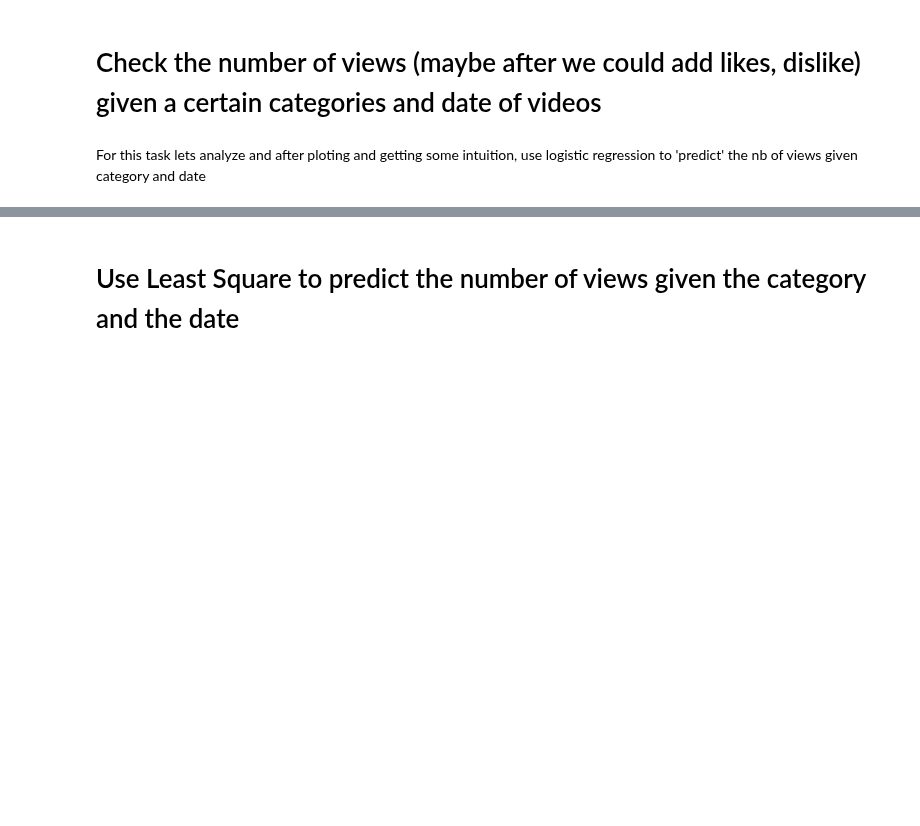
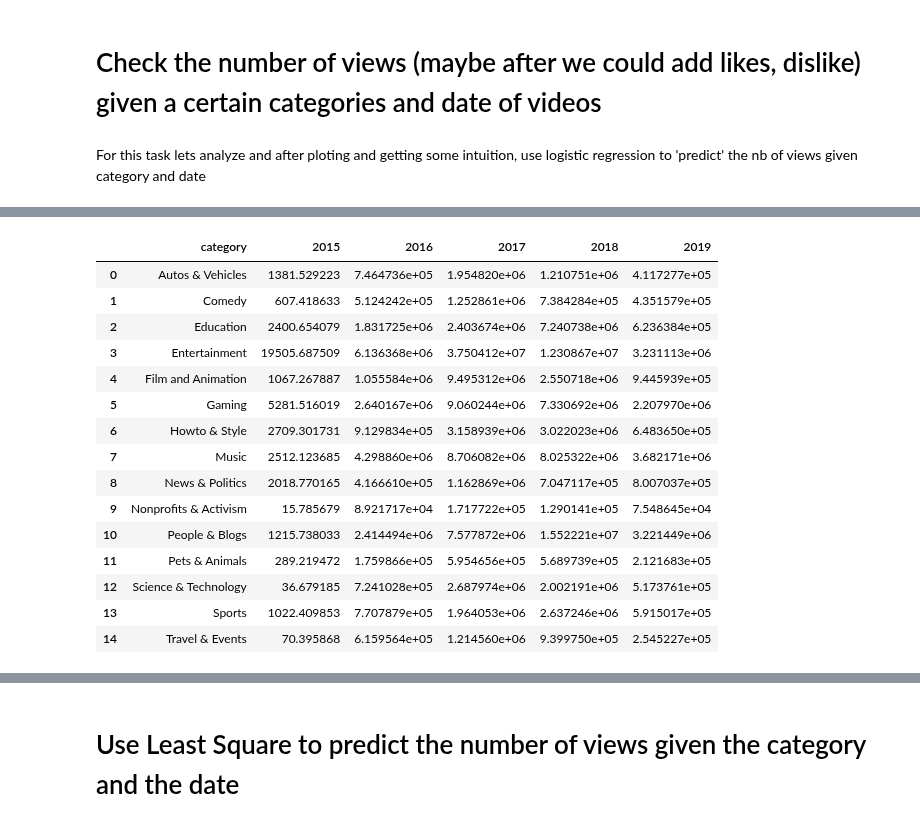
Before and after one commit to epfl-ada/ada-2022-project-adaptation, a Jupyter notebook: impl.ipynb, the cells around one changed output, grey strips where cells are left out. Drawn from its saved outputs; the diff is of its cells as text; code cells hidden in the pictures; blank space fills up the shorter version.

```diff
--- a/impl.ipynb
+++ b/impl.ipynb
@@ -528 +481,22 @@ plt.show()
+# %%
+views_over_subs_per_year = views_over_subs_per_year.views_over_subs.unstack().reset_index()
+views_over_subs_per_year.columns.name = None
+views_over_subs_per_year
+# %% [output]
+|  | category | 2015 | 2016 | 2017 | 2018 | 2019 |
+| 0 | Autos & Vehicles | 1381.529223 | 7.464736e+05 | 1.954820e+06 | 1.210751e+06 | 4.117277e+05 |
+| 1 | Comedy | 607.418633 | 5.124242e+05 | 1.252861e+06 | 7.384284e+05 | 4.351579e+05 |
+| 2 | Education | 2400.654079 | 1.831725e+06 | 2.403674e+06 | 7.240738e+06 | 6.236384e+05 |
+| 3 | Entertainment | 19505.687509 | 6.136368e+06 | 3.750412e+07 | 1.230867e+07 | 3.231113e+06 |
+| 4 | Film and Animation | 1067.267887 | 1.055584e+06 | 9.495312e+06 | 2.550718e+06 | 9.445939e+05 |
+| 5 | Gaming | 5281.516019 | 2.640167e+06 | 9.060244e+06 | 7.330692e+06 | 2.207970e+06 |
+| 6 | Howto & Style | 2709.301731 | 9.129834e+05 | 3.158939e+06 | 3.022023e+06 | 6.483650e+05 |
+| 7 | Music | 2512.123685 | 4.298860e+06 | 8.706082e+06 | 8.025322e+06 | 3.682171e+06 |
+| 8 | News & Politics | 2018.770165 | 4.166610e+05 | 1.162869e+06 | 7.047117e+05 | 8.007037e+05 |
+| 9 | Nonprofits & Activism | 15.785679 | 8.921717e+04 | 1.717722e+05 | 1.290141e+05 | 7.548645e+04 |
+| 10 | People & Blogs | 1215.738033 | 2.414494e+06 | 7.577872e+06 | 1.552221e+07 | 3.221449e+06 |
+| 11 | Pets & Animals | 289.219472 | 1.759866e+05 | 5.954656e+05 | 5.689739e+05 | 2.121683e+05 |
+| 12 | Science & Technology | 36.679185 | 7.241028e+05 | 2.687974e+06 | 2.002191e+06 | 5.173761e+05 |
+| 13 | Sports | 1022.409853 | 7.707879e+05 | 1.964053e+06 | 2.637246e+06 | 5.915017e+05 |
+| 14 | Travel & Events | 70.395868 | 6.159564e+05 | 1.214560e+06 | 9.399750e+05 | 2.545227e+05 |
 # %%
```
Also changed, not shown: parts of 40 cells of this notebook.
